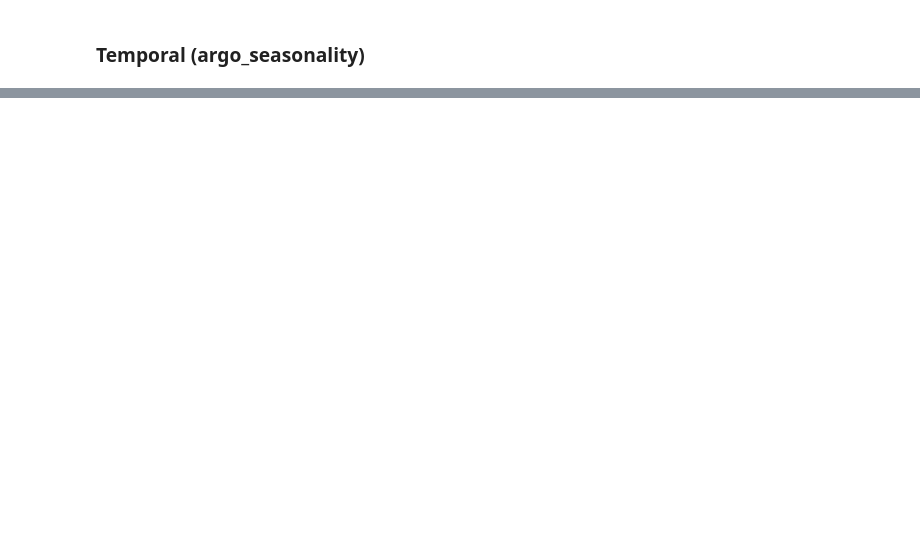
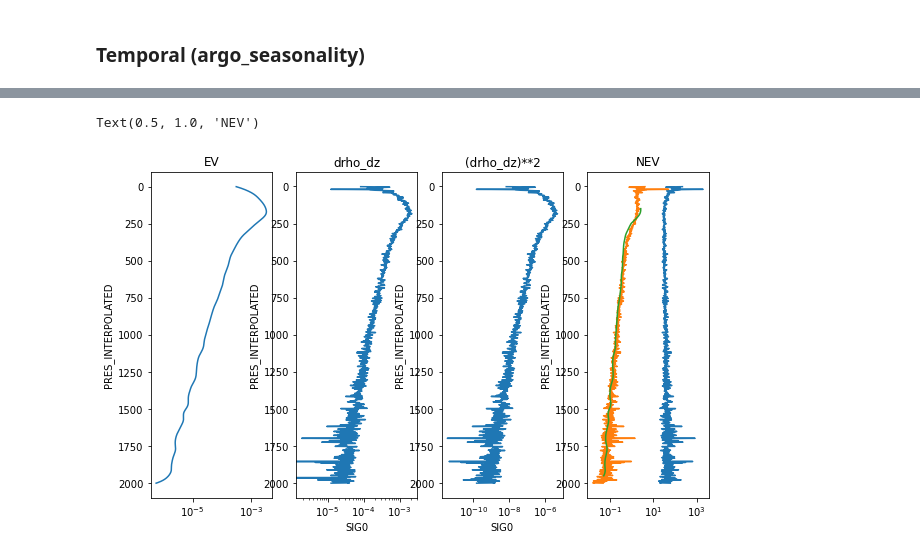
Before and after one commit to ocean-transport/argo-intern, a Jupyter notebook: CCS_poster.ipynb, the cells around one changed output, grey strips where cells are left out. Saved outputs shown, nothing was run; the diff lists cells and outputs as text; code cells hidden in the pictures; blank space fills up the shorter version.

```diff
--- a/CCS_poster.ipynb
+++ b/CCS_poster.ipynb
@@ -24,10 +24,10 @@ s2 = s.where(s.TIME.dt.month>3).where(s.TIME.dt.month<7)
 s3 = s.where(s.TIME.dt.month>6).where(s.TIME.dt.month<10)
 s4 = s.where(s.TIME.dt.month>9).where(s.TIME.dt.month<13)
 
-s1_SIG0_EV = ef.get_eddy_variance(s1,100,variable='SIG0')
-s2_SIG0_EV = ef.get_eddy_variance(s2,100,variable='SIG0')
-s3_SIG0_EV = ef.get_eddy_variance(s3,100,variable='SIG0')
-s4_SIG0_EV = ef.get_eddy_variance(s4,100,variable='SIG0')
+s1_SIG0_EV = ef.get_eddy_variance(s1,100,variable='SIG0',bound=True)
+s2_SIG0_EV = ef.get_eddy_variance(s2,100,variable='SIG0',bound=True)
+s3_SIG0_EV = ef.get_eddy_variance(s3,100,variable='SIG0',bound=True)
+s4_SIG0_EV = ef.get_eddy_variance(s4,100,variable='SIG0',bound=True)
 # %%
 so1_ds = xr.open_dataset("202206/202206_lon:(120,130)_lat:(-60,-55).nc")
 so1 = ff.get_ds_interp(so1_ds,0,2000,4)
@@ -186 +225,32 @@ plt.xscale('log')
+# %%
+plt.figure(figsize=(10,6))
+
+plt.subplot(1,4,1)
+s4_SIG0_EV.mean('N_PROF').plot(y='PRES_INTERPOLATED')
+plt.gca().invert_yaxis()
+plt.xscale('log')
+plt.title('EV')
+
+plt.subplot(1,4,2)
+drho_dz(s4,variable='SIG0').mean('N_PROF').plot(y='PRES_INTERPOLATED')
+plt.gca().invert_yaxis()
+plt.xscale('log')
+plt.title('drho_dz')
+
+plt.subplot(1,4,3)
+(drho_dz(s4,variable='SIG0').mean('N_PROF')**2).plot(y='PRES_INTERPOLATED')
+plt.gca().invert_yaxis()
+plt.xscale('log')
+plt.title('(drho_dz)**2')
+
+plt.subplot(1,4,4)
+s4_SIG0_NEV.plot(y='PRES_INTERPOLATED')
+((s4_SIG0_EV.mean('N_PROF')/(drho_dz(s4,variable='SIG0').mean('N_PROF')**2)**(1/2))).plot(y='PRES_INTERPOLATED')
+((s4_SIG0_EV.mean('N_PROF')/(new_drho_dz(s4,variable='SIG0',coarsen_scale=50).mean('N_PROF')**2)**(1/2))).plot(y='PRES_INTERPOLATED')
+plt.gca().invert_yaxis()
+plt.xscale('log')
+plt.title('NEV')
+# %% [output]
+Text(0.5, 1.0, 'NEV')
+[figure, added]
 # %%
```
Also changed, not shown: parts of 30 cells of this notebook.
